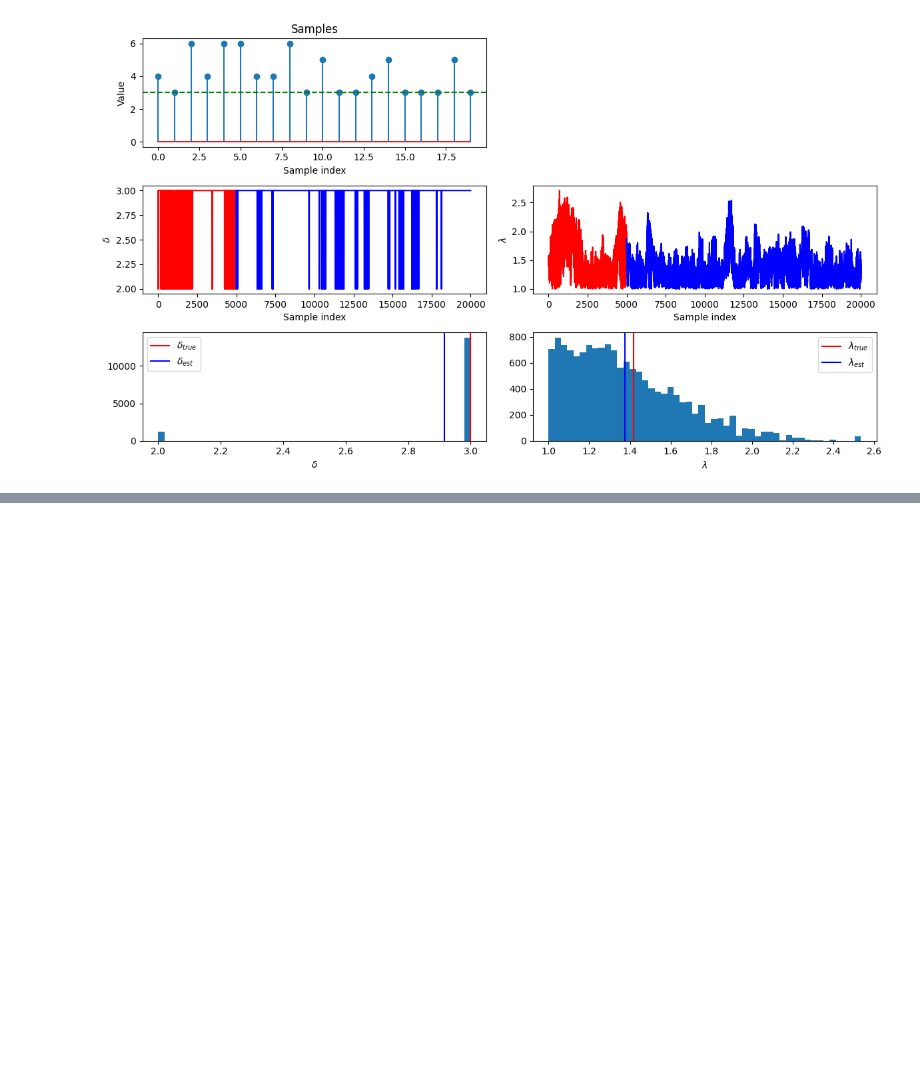
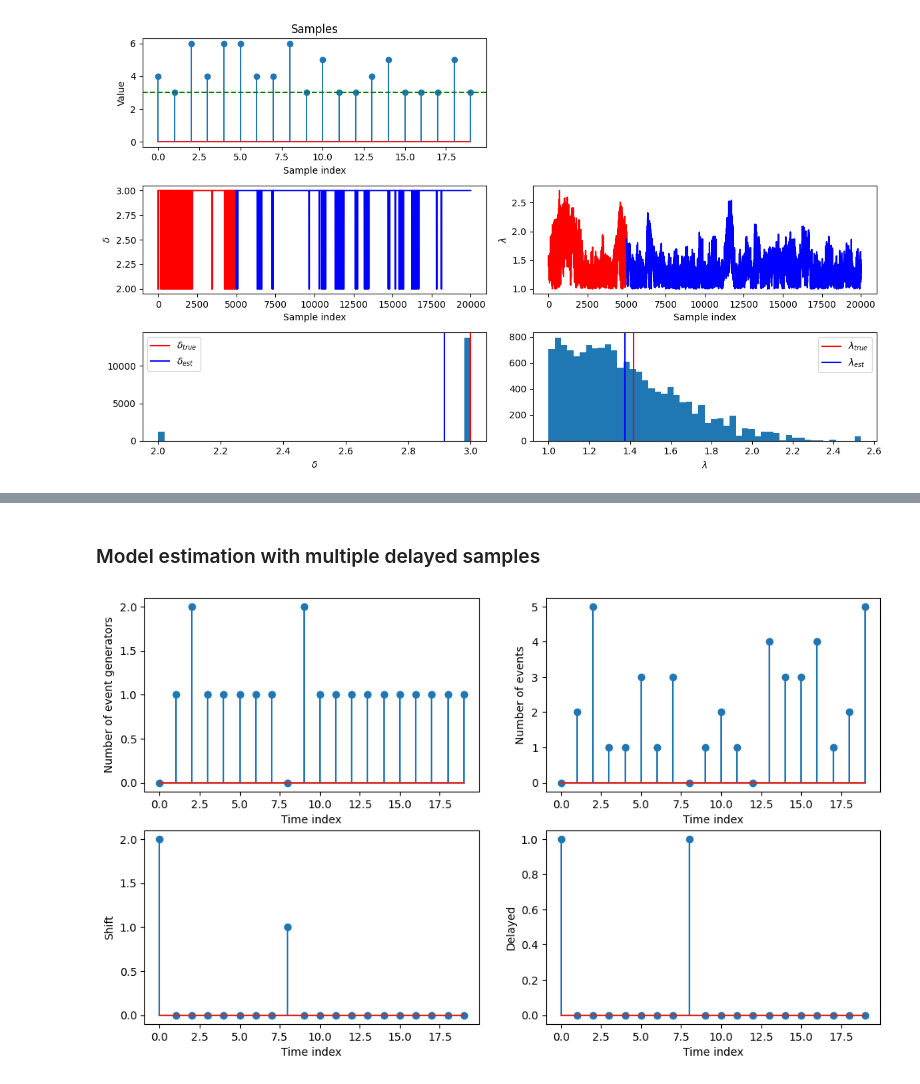
Before and after one commit to cdclaxton/learning, a Jupyter notebook: Python/DataScience/exploratory-notebooks/Changepoint detection with delayed samples.ipynb, the cells around one changed output, grey strips where cells are left out. Cells and saved outputs as stored; diff of their text form; code cells hidden in the pictures; blank space fills up the shorter version.

```diff
--- a/Python/DataScience/exploratory-notebooks/Changepoint detection with delayed samples.ipynb
+++ b/Python/DataScience/exploratory-notebooks/Changepoint detection with delayed samples.ipynb
@@ -1000,0 +1194,18 @@ plt.show()
+# %%
+def log_likelihood(x, lam, j, s, a, b, a0, b0):
+    if lam < a or lam > b or s < a0 or s > b0:
+        return -np.inf
+
+    if x[j] != 0:
+        return -np.inf
+
+    ll = 0
+    for i in range(len(x)):
+        if i == j:
+            continue
+        elif i == j + s:
+            ll += np.log(stats.poisson.pmf(x[i], 2*lam))
+        else:
+            ll += np.log(stats.poisson.pmf(x[i], lam))
+
+    return ll
@@ -1000,0 +1287,2 @@ plt.show()
+# %% [markdown]
+### Model estimation with multiple delayed samples
@@ -1000,0 +1324,26 @@ plt.show()
+# %%
+plt.figure(figsize=(12,7))
+
+plt.subplot(2, 2, 1)
+plt.stem(n)
+plt.xlabel('Time index')
+plt.ylabel('Number of event generators')
+
+plt.subplot(2, 2, 2)
+plt.stem(x)
+plt.xlabel('Time index')
+plt.ylabel('Number of events')
+
+plt.subplot(2, 2, 3)
+plt.stem(s)
+plt.xlabel('Time index')
+plt.ylabel('Shift')
+
+plt.subplot(2, 2, 4)
+plt.stem(d)
+plt.xlabel('Time index')
+plt.ylabel('Delayed')
+
+plt.show()
+# %% [output]
+[figure, added]
```
Also changed, not shown: parts of 25 cells of this notebook.
